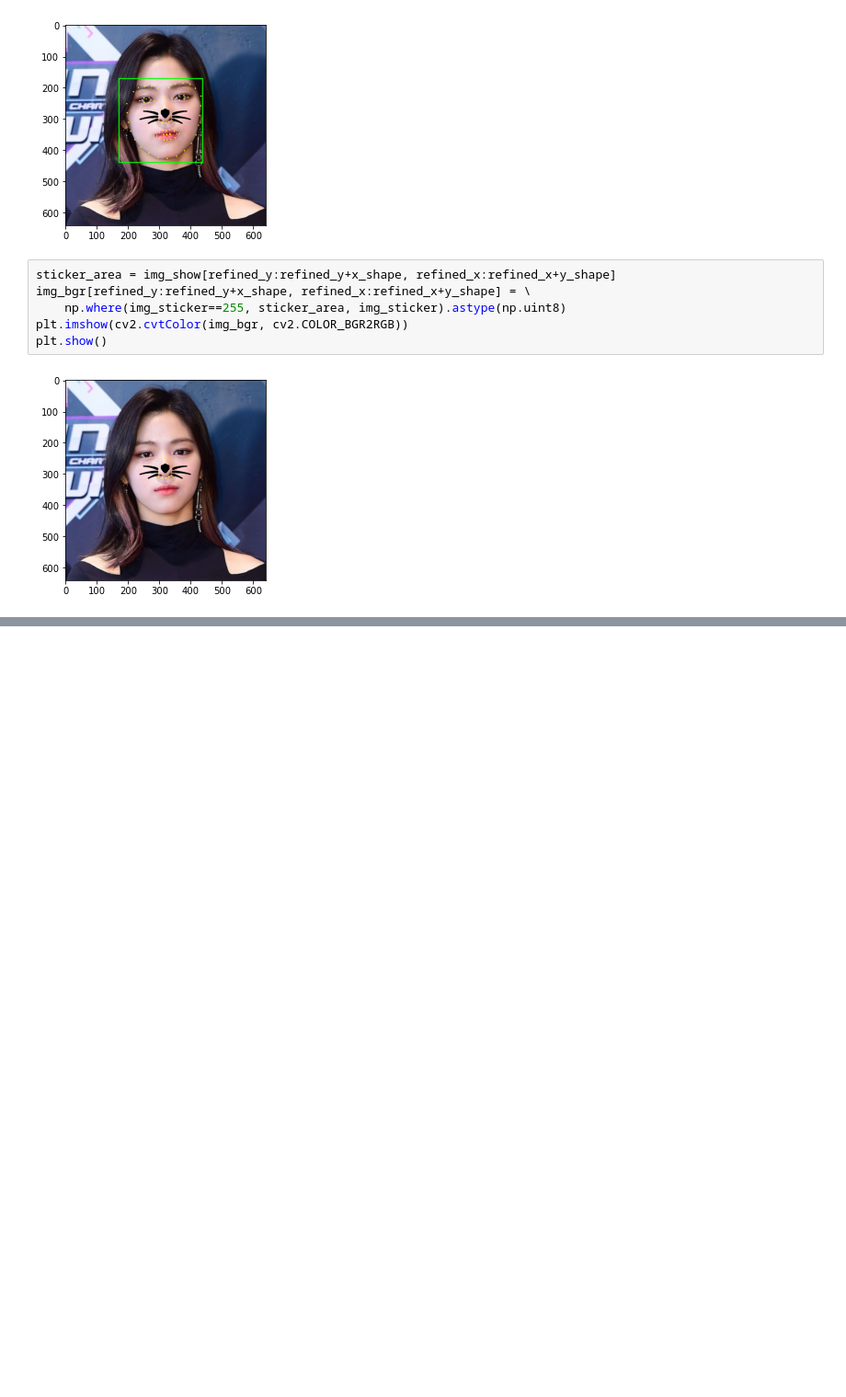
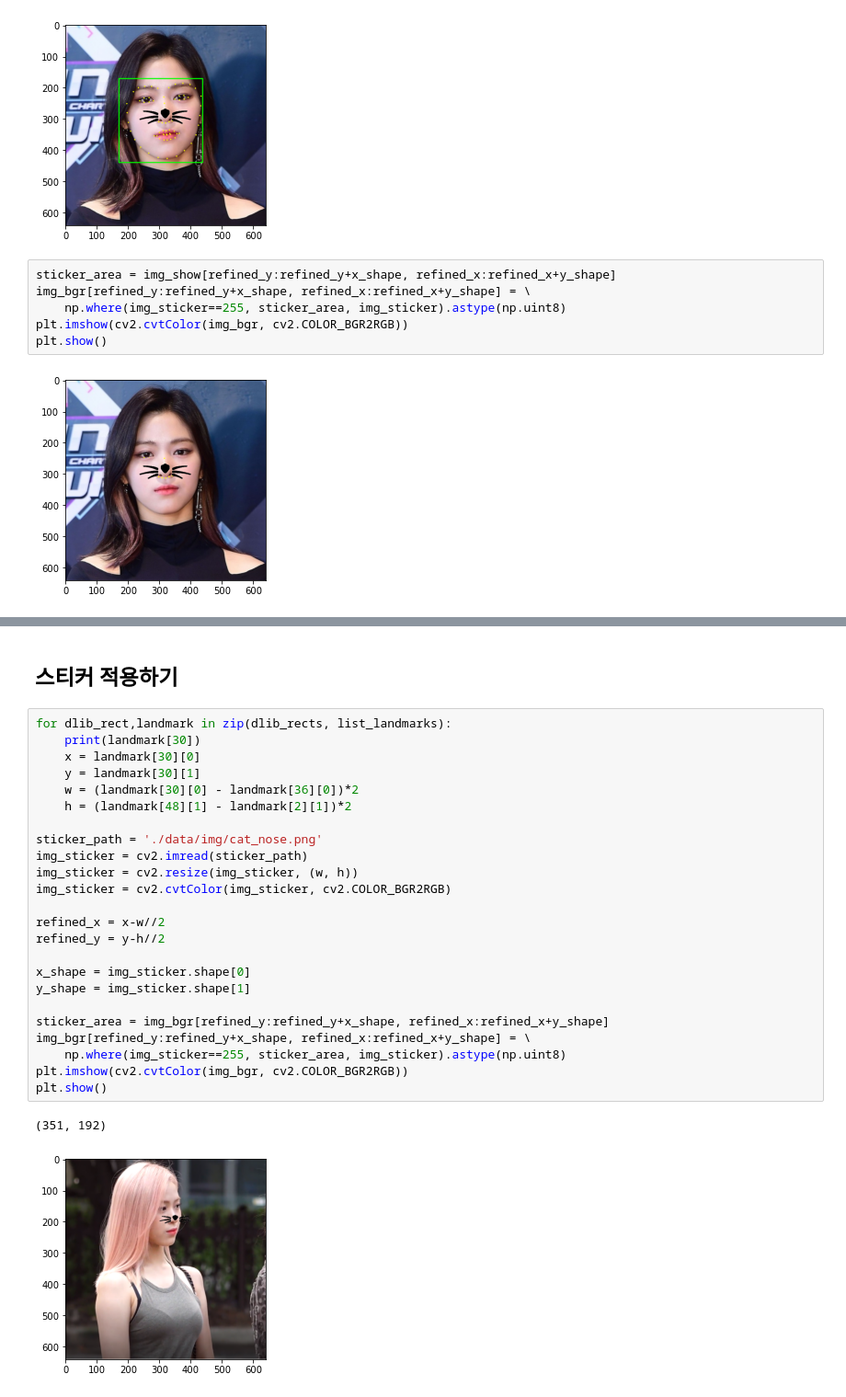
Before and after one commit to PEBpung/Aiffel, a Jupyter notebook: Project/Exploration/E10. 고양이 수염 스티커 만들기.ipynb, the cells around one changed output, grey strips where cells are left out. Shown at 92% size. Saved outputs shown, nothing was run; the diff lists cells and outputs as text; blank space fills up the shorter version.

```diff
--- a/Project/Exploration/E10. 고양이 수염 스티커 만들기.ipynb
+++ b/Project/Exploration/E10. 고양이 수염 스티커 만들기.ipynb
@@ -120,0 +185,29 @@ plt.show()
+# %% [markdown]
+## 스티커 적용하기
+# %%
+for dlib_rect,landmark in zip(dlib_rects, list_landmarks):
+    print(landmark[30])
+    x = landmark[30][0]
+    y = landmark[30][1]
+    w = (landmark[30][0] - landmark[36][0])*2
+    h = (landmark[48][1] - landmark[2][1])*2
+
+sticker_path = './data/img/cat_nose.png'
+img_sticker = cv2.imread(sticker_path)
+img_sticker = cv2.resize(img_sticker, (w, h))
+img_sticker = cv2.cvtColor(img_sticker, cv2.COLOR_BGR2RGB)
+
+refined_x = x-w//2
+refined_y = y-h//2
+
+x_shape = img_sticker.shape[0]
+y_shape = img_sticker.shape[1]
+
+sticker_area = img_bgr[refined_y:refined_y+x_shape, refined_x:refined_x+y_shape]
+img_bgr[refined_y:refined_y+x_shape, refined_x:refined_x+y_shape] = \
+    np.where(img_sticker==255, sticker_area, img_sticker).astype(np.uint8)
+plt.imshow(cv2.cvtColor(img_bgr, cv2.COLOR_BGR2RGB))
+plt.show()
+# %% [output]
+(351, 192)
+[figure, added]
```
Also changed, not shown: parts of 12 cells of this notebook.
